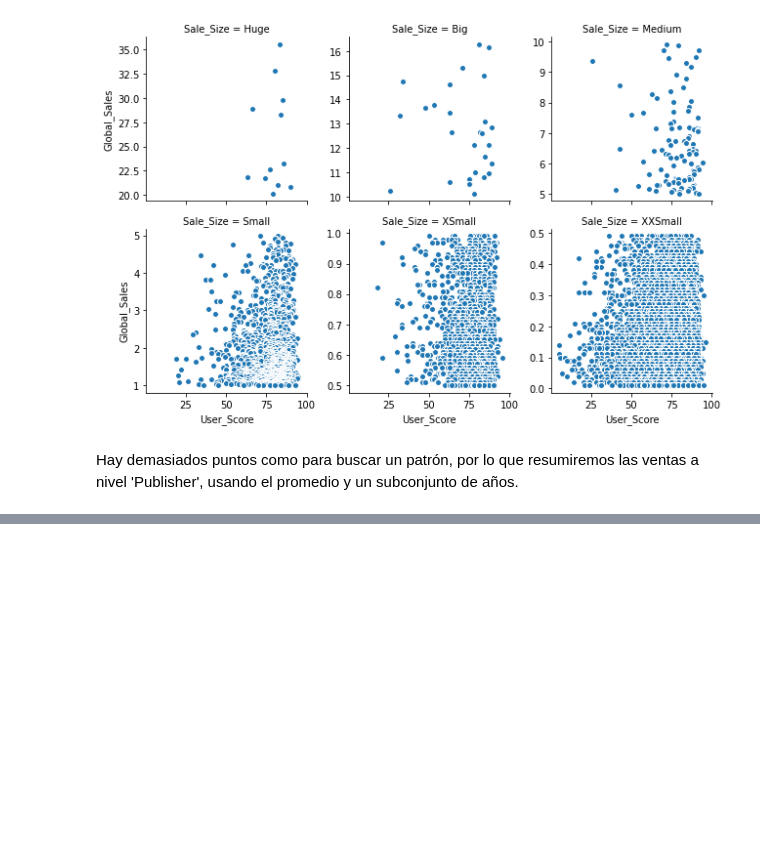
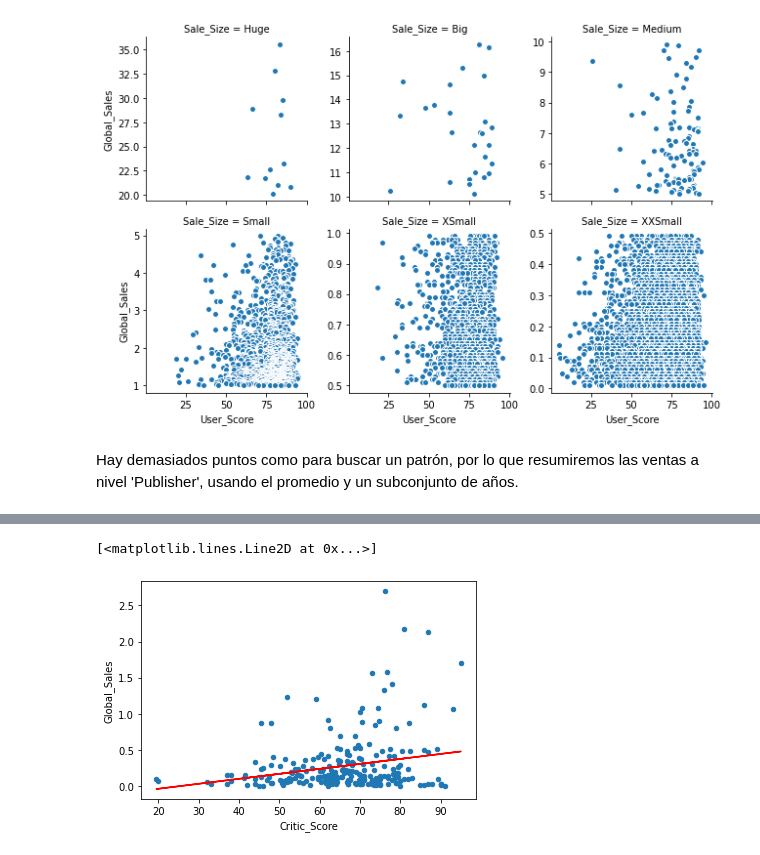
Before and after one commit to prope-2020-gh-classroom/practica-final-por-equipos-verano-2020-itam-jreyesgar93, a Jupyter notebook: Analisis_exploratorio.ipynb, the cells around one changed output, grey strips where cells are left out. Drawn from its saved outputs; the diff is of its cells as text; code cells hidden in the pictures; blank space fills up the shorter version.

```diff
--- a/Analisis_exploratorio.ipynb
+++ b/Analisis_exploratorio.ipynb
@@ -316,0 +363,6 @@ Hay demasiados puntos como para buscar un patrón, por lo que resumiremos las ve
+# %%
+scores_by_publisher.plot.scatter('Critic_Score','Global_Sales')
+plt.plot(c_sc, g_sl_2_pred, color = "red")
+# %% [output]
+[<matplotlib.lines.Line2D at 0x...>]
+[figure, added]
```
Also changed, not shown: parts of 8 cells of this notebook, 1 other file.
